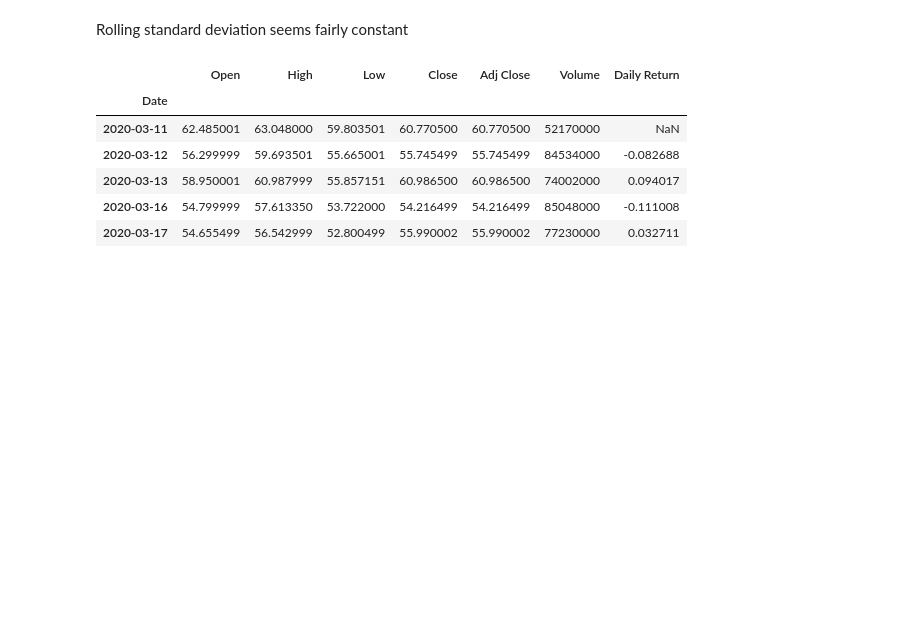
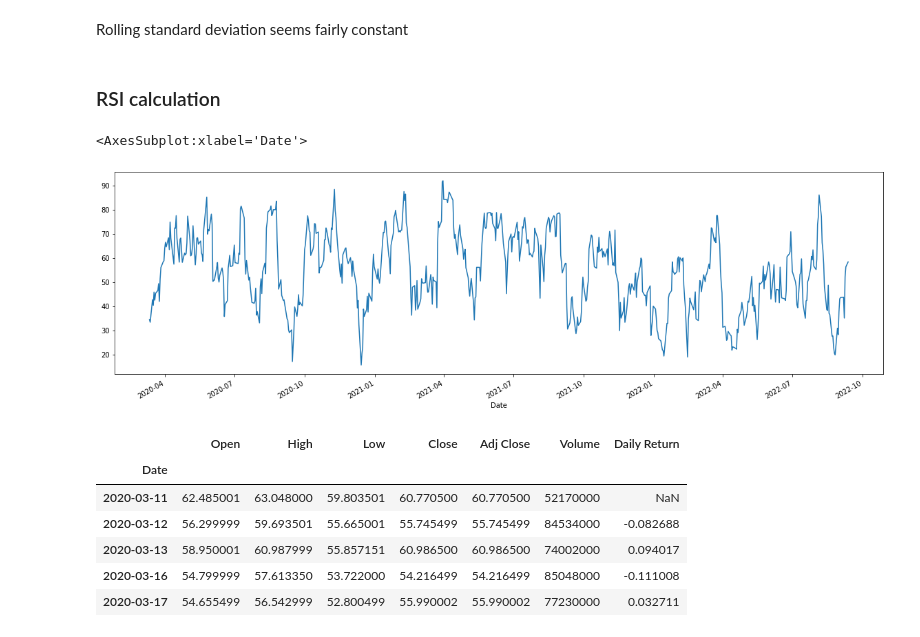
Before and after one commit to Zaki171/Google-Stock-Analysis-and-Predictions, a Jupyter notebook: google-stock-prices-eda.ipynb, the cells around one changed output. Cells and saved outputs as stored; diff of their text form; code cells hidden in the pictures; blank space fills up the shorter version.

```diff
--- a/google-stock-prices-eda.ipynb
+++ b/google-stock-prices-eda.ipynb
@@ -284,6 +323,24 @@ leg = ax.legend();
 [figure]
 # %% [markdown]
 Rolling standard deviation seems fairly constant
+# %% [markdown]
+### RSI calculation
+# %%
+diffs = google_covid['Adj Close'].diff()
+diffs = diffs[1:]
+gain = diffs.copy()
+gain[gain < 0] = 0
+gain_average = gain.rolling(window = 14, center = True, min_periods = 7).mean()
+loss = diffs.copy()
+loss[loss > 0] = 0
+loss_average = loss.abs().rolling(window = 14, center = True, min_periods = 7).mean()
+rsi = 100.0 - (100.0/(1.0+(gain_average/loss_average)))
+# %%
+f, ax = plt.subplots(figsize=(20,6))
+rsi.plot()
+# %% [output]
+<AxesSubplot:xlabel='Date'>
+[figure, added]
 # %%
 google_covid['Daily Return'] = google_covid['Adj Close'].pct_change()
 google_covid.head()
```
Also changed, not shown: parts of 7 cells of this notebook.
